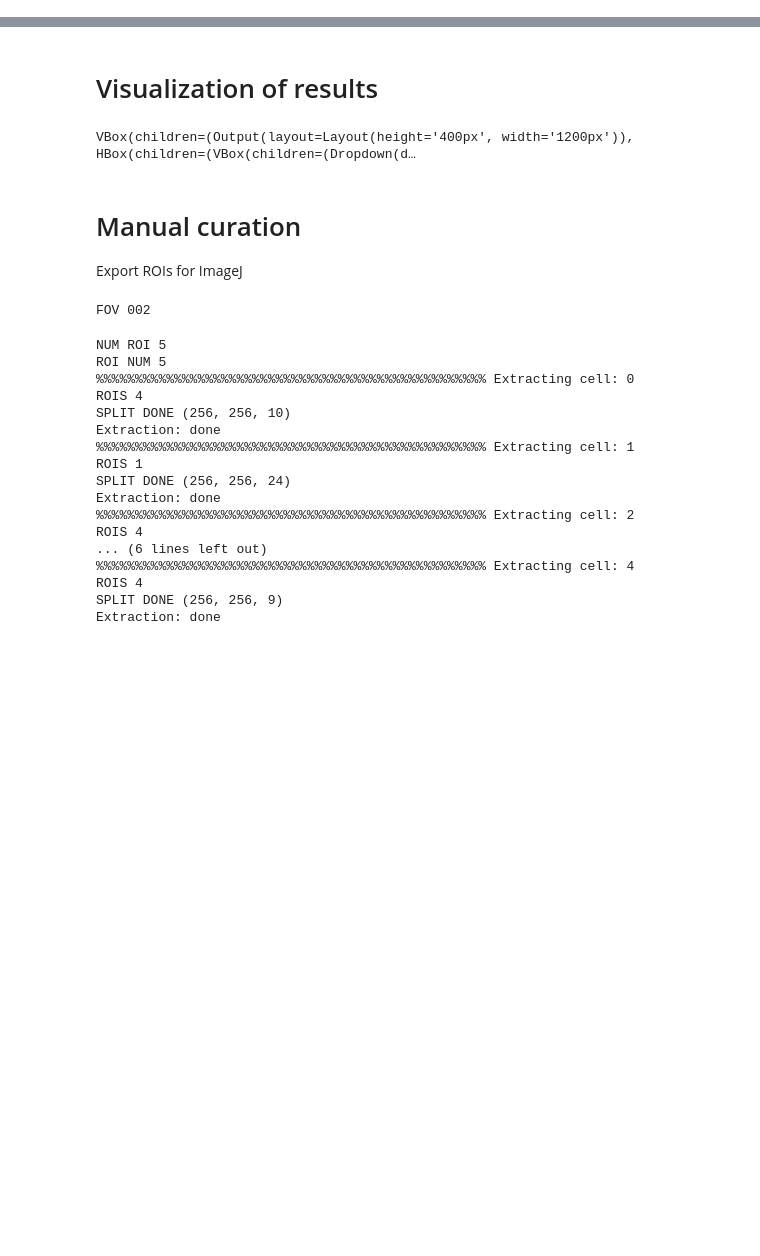
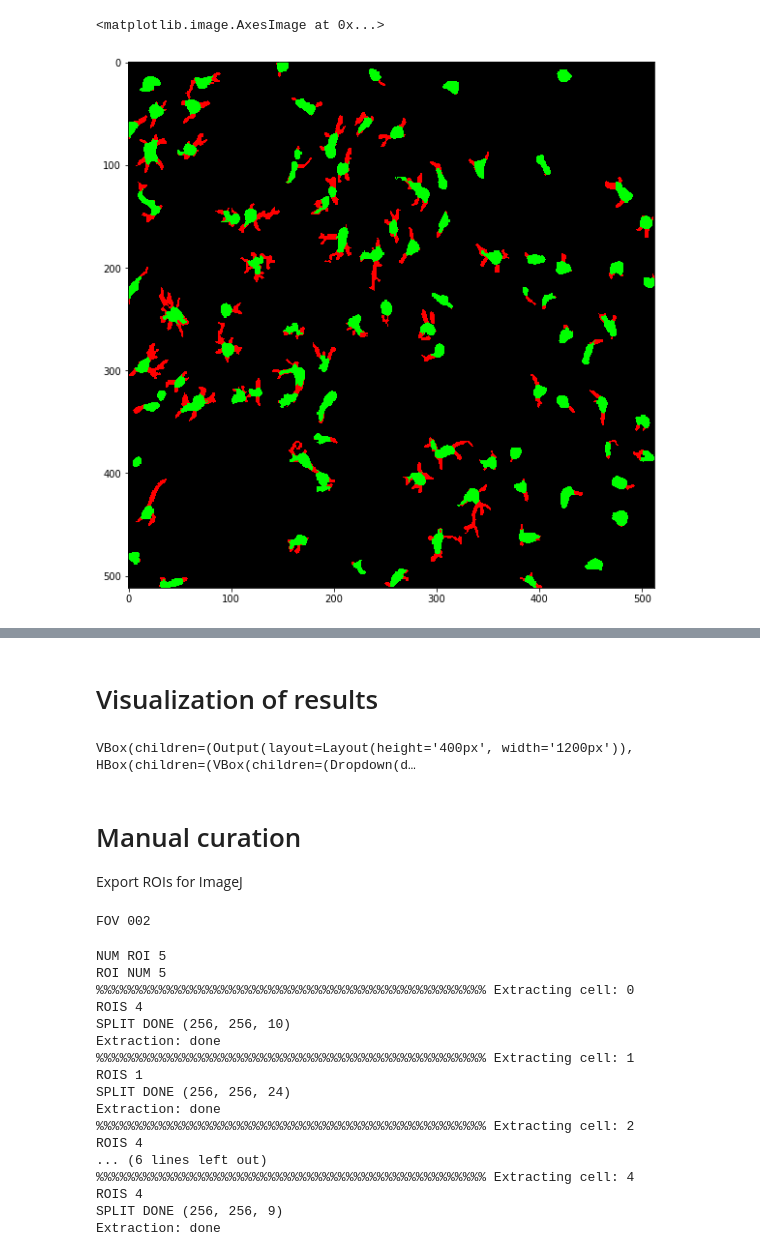
Before and after one commit to jbonato1/ASTRA, a Jupyter notebook: notebook/dev/tdtom/Inference_Pipeline_tdTom.ipynb, the cells around one changed output, grey strips where cells are left out. Cells and saved outputs as stored; diff of their text form; code cells hidden in the pictures; blank space fills up the shorter version.

```diff
--- a/notebook/dev/tdtom/Inference_Pipeline_tdTom.ipynb
+++ b/notebook/dev/tdtom/Inference_Pipeline_tdTom.ipynb
@@ -69,9 +77,9 @@ motion_corr=True
 N=512
 M=512
 
-fov_list = [2]
-fov_DNN_weights_folder = '/media/DATA/jbonato/astro_segm/weights/dense_up'
-set_dir='/media/DATA/jbonato/astro_segm/set1/'
+fov_list = [1]
+fov_DNN_weights_folder = '/astro_folder/weights/dense_up'
+set_dir='/astro_folder/set4/'
 # %%
 class SimDataset_test(Dataset):
     def __init__(self,image_set):
@@ -130,8 +128,7 @@ max_min = dict_param['max_min']
 # %%
-stack_dir = '/media/DATA/jbonato/motion_corrected/TOMATO_14_Ch1__concatenate_corrected_aligned'
-stack = io.imread(stack_dir + '.tiff').astype(np.uint16)[:750,:,:]
-print(stack.shape)
+# stack_dir = set_dir+'/4/TOMATO_14_Ch1__concatenate_corrected_aligned'
+# stack = io.imread(stack_dir + '.tiff').astype(np.uint16)[:750,:,:]
+# print(stack.shape)
 # stack[:,220:,0:60]=0
 
 # io.imsave(stack_dir + 'SupplementalMovie1_filt.tiff',stack)
-dict_param
@@ -157,4 +139,4 @@ dict_param
 # %%
-# stack.shape
-for i in range(20,40):
-    print(i,472/i)
+# # stack.shape
+# for i in range(20,40):
+#     print(i,464/i)
@@ -240,6 +198,7 @@ class ThScal():
 #             cuda.atomic.add(im_out,(bz,(bx//BPM_ratio)*stp+(bx%BPM_ratio)*b_dimx+tx,(by//BPM_ratio)*stp+(by%BPM_ratio)*b_dimy+ty),1)
 
 #         cuda.atomic.add(cover,(bz,(bx//BPM_ratio)*stp+(bx%BPM_ratio)*b_dimx+tx,(by//BPM_ratio)*stp+(by%BPM_ratio)*b_dimy+ty),1)
+
 @cuda.jit#("void(int64,int64,float64[:,:,:],int32[:,:,:],int32[:,:],int32[:,:],int64,int64,int64)")#",int32,int32,int32)")
 def sel_active_gpu(bz,time_ref,per_mat,stack,im_out,cover,BPM_ratio,stp,iter_block):
     #clean code 32 with step 5 with cycle 928 with step*cycle*iter-step
@@ -283,7 +242,7 @@ class sel_active_reg():
         self.astr_min = dict_params['astr_min']
         self.per_tile = dict_params['percentile']
         self.astro_num = dict_params['astro_num']
-        self.init_th_ = dict_params['init_th_']
+        self.init_th_ = dict_params['init_th']
         self.decr_dim = dict_params['decr_dim']
         self.decr_th = dict_params['decr_th']
         self.corr_int = dict_params['corr_int']
@@ -371,13 +330,16 @@ class sel_active_reg():
         im_out_g = cuda.to_device(im_out)
         cover_g = cuda.to_device(cover)
         #iter_block_gpu = cuda.to_device(self.iter_block)
-        blocks_to_load =[i*200 for i in range((T//200)+1)]
+        blocks_to_load =[i*1000 for i in range((T//1000)+1)]
         blocks_to_load.append(T)
 
         for stps in range(len(blocks_to_load)-1):
             stack_gpu = cuda.to_device(self.stack[blocks_to_load[stps]:blocks_to_load[stps+1],:,:])
+            print(stps)
+
             for bz in range(blocks_to_load[stps+1]-blocks_to_load[stps]):
                 sel_active_gpu[blockspergrid, threadsperblock](bz,blocks_to_load[stps],mat_per_g,stack_gpu,im_out_g,cover_g,self.BPM_ratio,self.stp,self.iter_block)
+
             ### free from old stack
             del stack_gpu
 
@@ -399,6 +361,7 @@ class sel_active_reg():
             self.sel_active_reg_cpu()
 
         if self.corr_int:
+            print('correcting for non uniform illumination')
             scaling = ThScal(self.stack)
 
 
@@ -410,7 +373,7 @@ class sel_active_reg():
             # we used this strategy for dataset-1, this approach reduces large variation in th_ due to small variation in self.init_th_
             if T>500:
                 th_list = [200,250,300,350,400,450,500,550,600,650,700]
-                th_list = np.asarray(th_list)
+                th_list = (T/750)*np.asarray(th_list)
                 th_ref =th_list-th_
                 th_ = th_list[np.argmin(np.abs(th_ref))]
         cnt=0
@@ -421,7 +384,7 @@ class sel_active_reg():
 
         while(cnt<self.astro_num and N_pix>=self.N_pix_st*0.3 and th_>round(T*0.3)):
             if flag_th:
-                mask_tot_s = np.sum(self.mask_tot,axis=0)
+                mask_tot_s = self.mask_tot.copy()#np.sum(self.mask_tot,axis=0)
 
                 if self.corr_int:
                     mask_tot_s = scaling.ThMat(mask_tot_s,th_)
@@ -639,0 +616,6 @@ plt.imshow(B)
+# %%
+plt.figure(figsize=(10,10))
+plt.imshow(Res_1)
+# %% [output]
+<matplotlib.image.AxesImage at 0x...>
+[figure, added]
```
Also changed, not shown: parts of 16 cells of this notebook, 55 other files.
